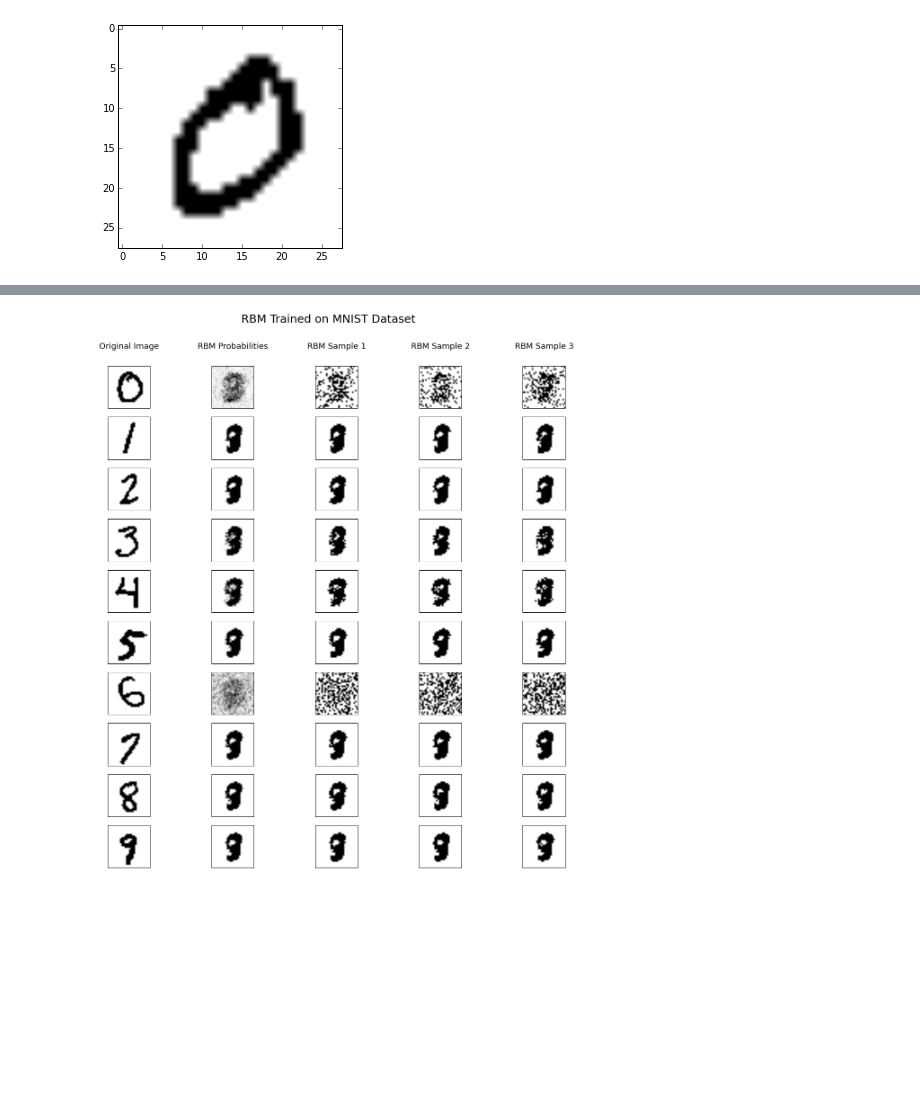
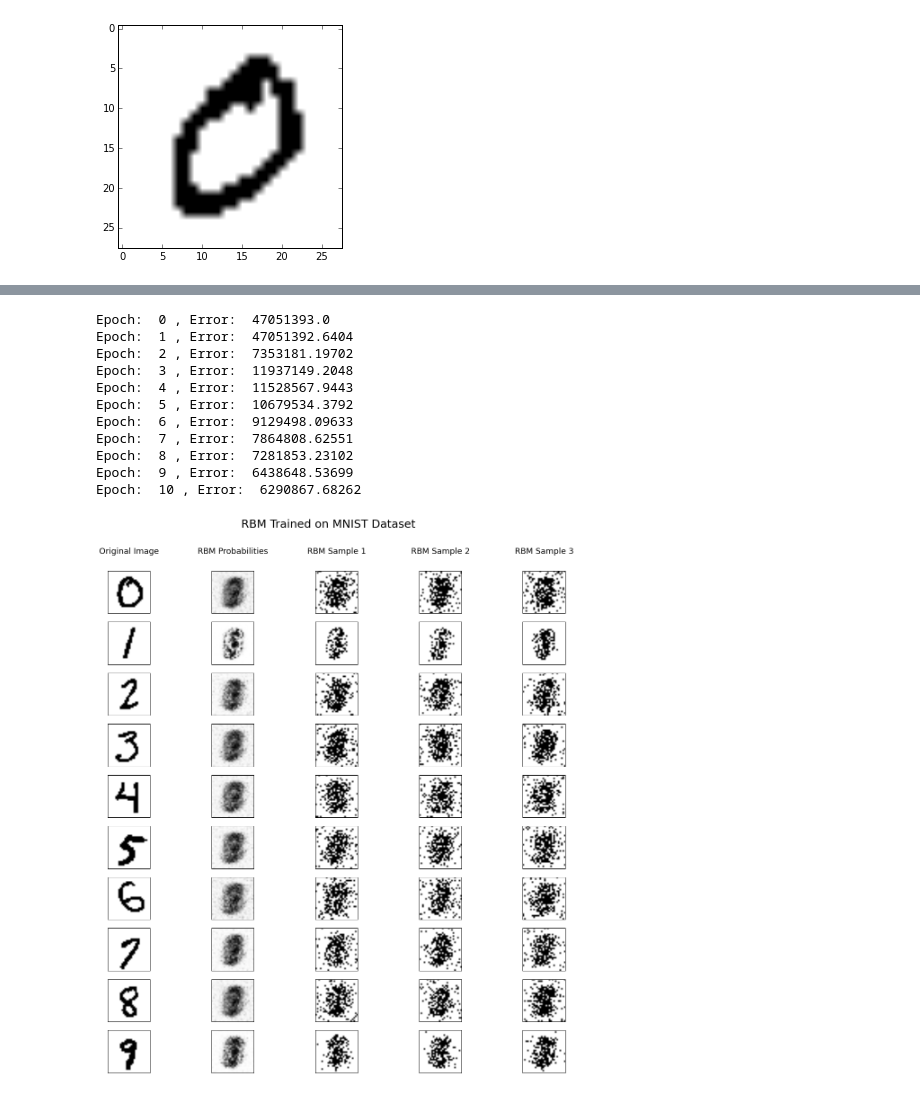
Before and after one commit to huihuifan/RBM-CS51, a Jupyter notebook: RBM_MNIST_angela.ipynb, the cells around one changed output, grey strips where cells are left out. Cells and saved outputs as stored; diff of their text form; code cells hidden in the pictures; blank space fills up the shorter version.

```diff
--- a/RBM_MNIST_angela.ipynb
+++ b/RBM_MNIST_angela.ipynb
@@ -144,29 +149,49 @@ print(r.weights)
 # %%
-f = plt.subplots(10,5, figsize=(20,20))
-f[1][0,0].set_title("Original Image", fontsize=18).set_position([.5, 1.35])
-f[1][0,1].set_title("RBM Probabilities", fontsize=18).set_position([.5, 1.35])
-f[1][0,2].set_title("RBM Sample 1", fontsize=18).set_position([.5, 1.35])
-f[1][0,3].set_title("RBM Sample 2", fontsize=18).set_position([.5, 1.35])
-f[1][0,4].set_title("RBM Sample 3", fontsize=18).set_position([.5, 1.35])
+def rbm_and_plot(data, num_hidden, epochs, learning_rate=.3):
+    num_visible = data.shape[1]
+    r = RBM(data, num_visible, num_hidden, epochs, learning_rate)
+    sample = r.CDk()[0]
 
+    f = plt.subplots(10,5, figsize=(20,20))
+    f[1][0,0].set_title("Original Image", fontsize=18).set_position([.5, 1.35])
+    f[1][0,1].set_title("RBM Probabilities", fontsize=18).set_position([.5, 1.35])
+    f[1][0,2].set_title("RBM Sample 1", fontsize=18).set_position([.5, 1.35])
+    f[1][0,3].set_title("RBM Sample 2", fontsize=18).set_position([.5, 1.35])
+    f[1][0,4].set_title("RBM Sample 3", fontsize=18).set_position([.5, 1.35])
 
-images = [11, 12002, 15005, 19005, 28005, 32005, 39007, 43004, 49010, 58030]
+    images = [11, 12002, 15005, 19005, 28005, 32005, 39007, 43004, 49010, 58030]
 
-for i in xrange(0, 10):
-    for j in xrange(0, 5):
-        if j == 0:
-            f[1][i, j].imshow(data_array[images[i]].reshape(28, 28), cmap="Greys")
-        elif j == 1:
-            f[1][i, j].imshow(sample[images[i]][1:].reshape(28,28), cmap="Greys")
-        else:
-            s = sample[images[i]][1:].reshape(28,28)
-            img = s > np.random.rand(s.shape[0], s.shape[1])
-            f[1][i, j].imshow(img, cmap="Greys")
+    for i in xrange(0, 10):
+        for j in xrange(0, 5):
+            if j == 0:
+                f[1][i, j].imshow(data_array[images[i]].reshape(28, 28), cmap="Greys")
+            elif j == 1:
+                f[1][i, j].imshow(sample[images[i]][1:].reshape(28,28), cmap="Greys")
+            else:
+                s = sample[images[i]][1:].reshape(28,28)
+                img = s > np.random.rand(s.shape[0], s.shape[1])
+                f[1][i, j].imshow(img, cmap="Greys")
 
-        f[1][i, j].get_xaxis().set_visible(False)
-        f[1][i, j].get_yaxis().set_visible(False)
+            f[1][i, j].get_xaxis().set_visible(False)
+            f[1][i, j].get_yaxis().set_visible(False)
 
-plt.suptitle("RBM Trained on MNIST Dataset", fontsize=25)
-plt.show()
+    plt.suptitle("RBM Trained on MNIST Dataset", fontsize=25)
+    plt.show()
+
+    error = r.CDk()[1]
+    plt.plot(error)
-# %% [output]
-[figure, removed]
+# %%
+rbm_and_plot(data_array, 300, 10, learning_rate=.4)
+# %% [output]
+Epoch:  0 , Error:  47051393.0
+Epoch:  1 , Error:  47051392.6404
+Epoch:  2 , Error:  7353181.19702
+Epoch:  3 , Error:  11937149.2048
+Epoch:  4 , Error:  11528567.9443
+Epoch:  5 , Error:  10679534.3792
+Epoch:  6 , Error:  9129498.09633
+Epoch:  7 , Error:  7864808.62551
+Epoch:  8 , Error:  7281853.23102
+Epoch:  9 , Error:  6438648.53699
+Epoch:  10 , Error:  6290867.68262
+[figure, added]
```
Also changed, not shown: parts of 7 cells of this notebook.
